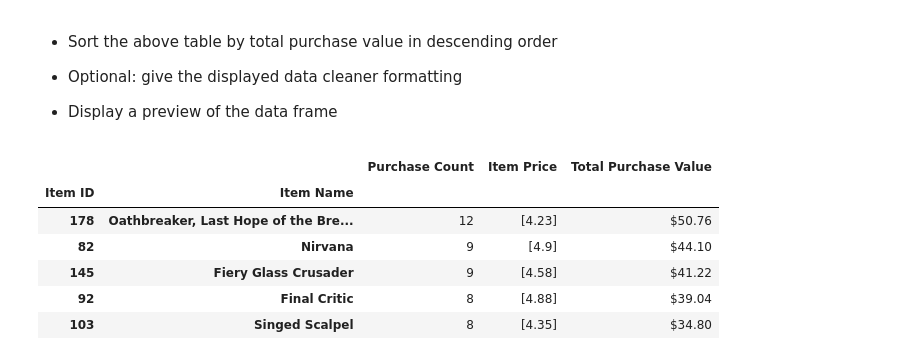
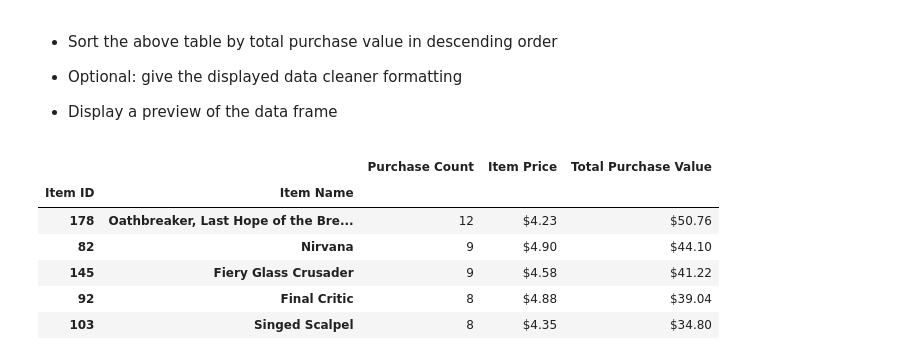
Before and after one commit to locketylerj/Pandas-Analysis, a Jupyter notebook: TyHeroesOfPymoli.ipynb, the cells around one changed output. Drawn from its saved outputs; the diff is of its cells as text; code cells hidden in the pictures.

```diff
--- a/TyHeroesOfPymoli.ipynb
+++ b/TyHeroesOfPymoli.ipynb
@@ -176,7 +177,7 @@ genderprchsmry_df
 age_bins = [0, 9.90, 14.90, 19.90, 24.90, 29.90, 34.90, 39.90, 99999]
 group_names = ["<10", "10-14", "15-19", "20-24", "25-29", "30-34", "35-39", "40+"]
 
-purchase_data["Age"] = pd.cut(purchase_data["Age"], age_bins, labels= group_names)
+purchase_data["Age"] = pd.cut(purchase_data["Age"], bins = age_bins, labels= group_names)
 
 agegroup = purchase_data.groupby(["Age"])
 agecount = agegroup["Age"].count()
@@ -219,7 +220,7 @@ agesmry_df
 # %%
 age_bins = [0, 9.90, 14.90, 19.90, 24.90, 29.90, 34.90, 39.90, 99999]
 group_names = ["<10", "10-14", "15-19", "20-24", "25-29", "30-34", "35-39", "40+"]
-purchase_data["Age"] = pd.cut(purchase_data["Age"], age_bins, labels= group_names)
+
 agegroup = purchase_data.groupby(["Age"])
 purchase_data.head()
 purchasecount = agegroup["Purchase ID"].count()
@@ -287,7 +305,7 @@ sn_df
 itemgroup = purchase_data.groupby(["Item ID", "Item Name"])
 itemcount = itemgroup["Price"].count()
 itemtotval = itemgroup["Price"].sum()
-itemprice =itemgroup["Price"].unique()
+itemprice =itemtotval/itemcount
 item_df = pd.DataFrame({"Purchase Count": itemcount,
                         "Item Price": itemprice,
                        "Total Purchase Value": itemtotval})
@@ -315,13 +333,13 @@ item_df.head()
 # %%
 item_df = item_df.sort_values("Total Purchase Value", ascending = False)
 item_df["Total Purchase Value"] = item_df["Total Purchase Value"].map("${:.2f}".format)
-
+item_df["Item Price"] = item_df["Item Price"].map("${:.2f}".format)
 item_df.head()
 # %% [output]
 |  |  | Purchase Count | Item Price | Total Purchase Value |
 | Item ID | Item Name |  |  |  |
-| 178 | Oathbreaker, Last Hope of the Bre... | 12 | [4.23] | $50.76 |
-| 82 | Nirvana | 9 | [4.9] | $44.10 |
-| 145 | Fiery Glass Crusader | 9 | [4.58] | $41.22 |
-| 92 | Final Critic | 8 | [4.88] | $39.04 |
-| 103 | Singed Scalpel | 8 | [4.35] | $34.80 |
+| 178 | Oathbreaker, Last Hope of the Bre... | 12 | $4.23 | $50.76 |
+| 82 | Nirvana | 9 | $4.90 | $44.10 |
+| 145 | Fiery Glass Crusader | 9 | $4.58 | $41.22 |
+| 92 | Final Critic | 8 | $4.88 | $39.04 |
+| 103 | Singed Scalpel | 8 | $4.35 | $34.80 |
```
Also changed, not shown: parts of 4 cells of this notebook.
